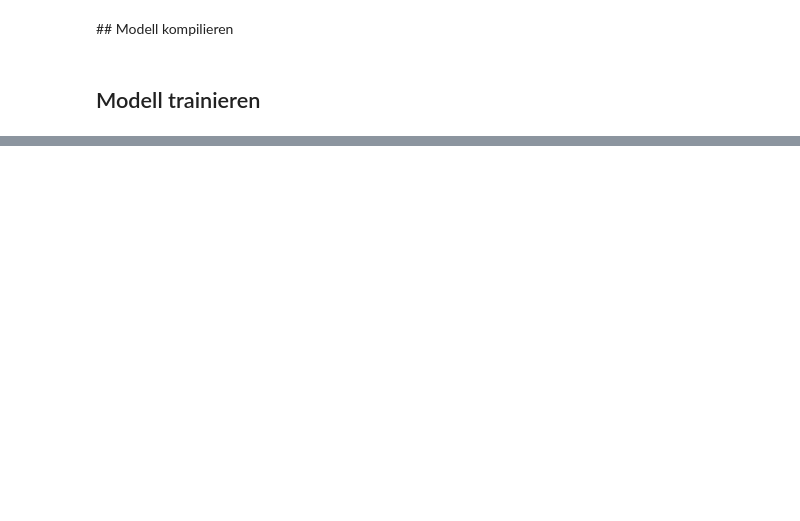
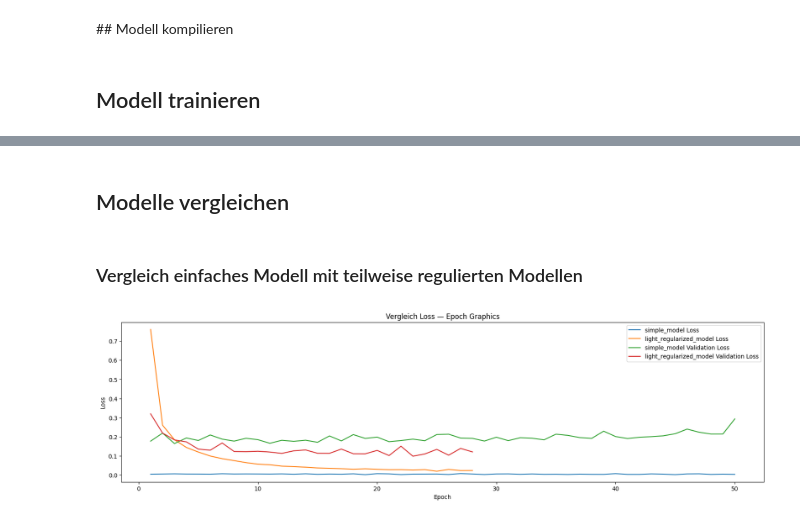
Before and after one commit to yhutter-dv/fhgr-dl, a Jupyter notebook: notebooks/MNIST Regularisierung.ipynb, the cells around one changed output, grey strips where cells are left out. Drawn from its saved outputs; the diff is of its cells as text; code cells hidden in the pictures; blank space fills up the shorter version.

```diff
--- a/notebooks/MNIST Regularisierung.ipynb
+++ b/notebooks/MNIST Regularisierung.ipynb
@@ -78,6 +40,6 @@ tf.keras.utils.plot_model(model, show_shapes=True, show_layer_names=True)
 # %% [markdown]
 ## Modell kompilieren
 # %%
-model.compile(loss='categorical_crossentropy', optimizer='adam', metrics=['accuracy'])
+simple_model.compile(loss='categorical_crossentropy', optimizer='adam', metrics=['accuracy'])
 # %% [markdown]
 ## Modell trainieren
@@ -246,0 +46,2 @@ Modell Genauigkeit
+# %%
+hist1 = simple_model.fit(x_train, y_train, epochs=50, batch_size=32, validation_split=0.20)
@@ -246,0 +68,17 @@ Modell Genauigkeit
+# %%
+light_regularized_model = tf.keras.models.Sequential()
+light_regularized_model.name="light_regularized_model"
+
+light_regularized_model.add(tf.keras.layers.Dense(256, activation='relu', input_shape=(28*28,)))
+light_regularized_model.add(tf.keras.layers.Dense(64, activation = 'relu'))
+light_regularized_model.add(tf.keras.layers.Dense(32, activation = 'relu', kernel_regularizer='l1'))
+light_regularized_model.add(tf.keras.layers.Dense(10, activation='softmax'))
+
+
+### Festlegung der Loss Function und des Optimizers
+light_regularized_model.compile(loss='categorical_crossentropy', optimizer='adam', metrics=['accuracy']) # Als Optimizer wurde der Adam Algorithmus gesetzt.
+
+### Erstellen eines Early Stopping
+callback = keras.callbacks.EarlyStopping(monitor='loss', patience=3)
+# %%
+hist2 = light_regularized_model.fit(x_train, y_train, batch_size=32, epochs=50, validation_split=0.2, callbacks=[callback])
@@ -246,0 +140,21 @@ Modell Genauigkeit
+# %% [markdown]
+## Modelle vergleichen
+# %% [markdown]
+### Vergleich einfaches Modell mit teilweise regulierten Modellen
+# %%
+figure1 = plt.figure()
+figure1.set_size_inches((20, 5))
+plt.title('Vergleich Loss — Epoch Graphics')
+plt.xlabel('Epoch')
+plt.ylabel('Loss')
+
+plt.plot(range(1, len(hist1.history['loss']) + 1), hist1.history['loss'], label=f'{simple_model.name} Loss')
+plt.plot(range(1, len(hist2.history['loss']) + 1), hist2.history['loss'], label=f'{light_regularized_model.name} Loss')
+
+plt.plot(range(1, len(hist1.history['val_loss']) + 1), hist1.history['val_loss'], label=f'{simple_model.name} Validation Loss')
+plt.plot(range(1, len(hist2.history['val_loss']) + 1), hist2.history['val_loss'], label=f'{light_regularized_model.name} Validation Loss')
+
+plt.legend()
+plt.show()
+# %% [output]
+[figure, added]
```
Also changed, not shown: parts of 38 cells of this notebook, 4 other files.
